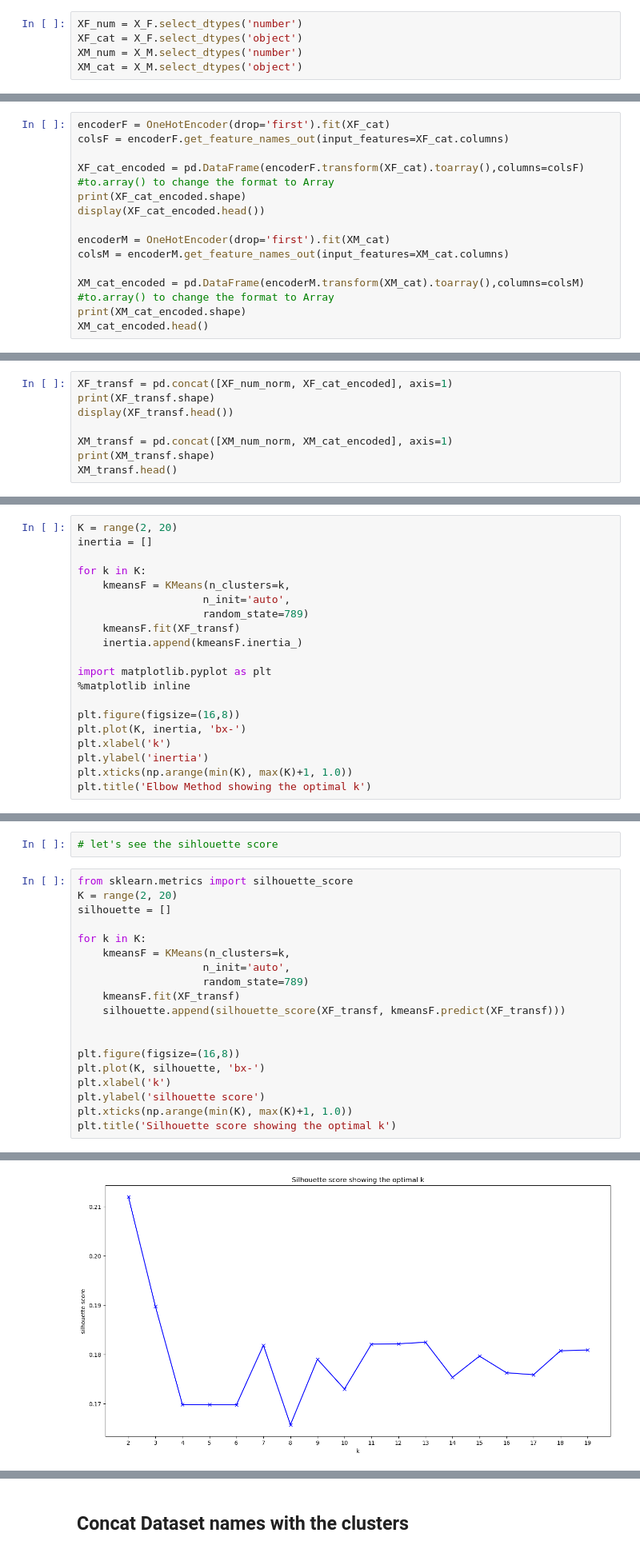
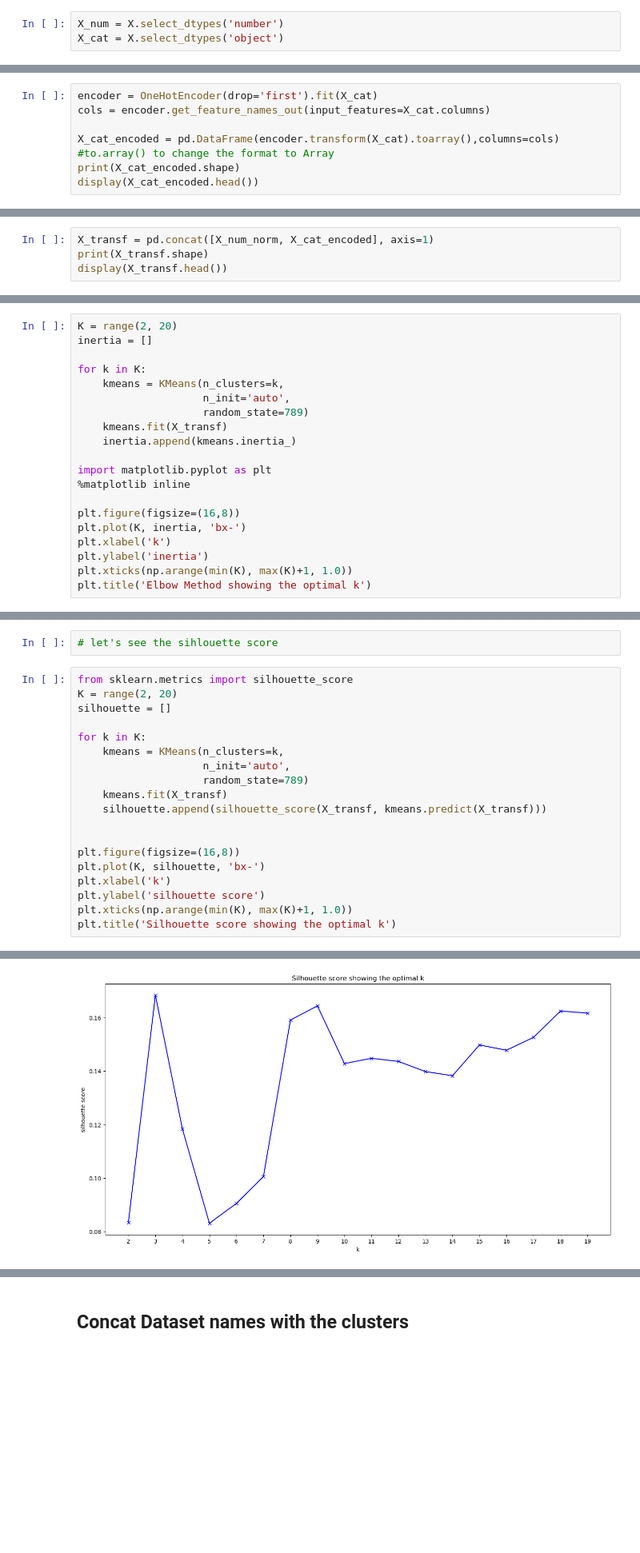
Before and after one commit to CyrielleMary/final_project, a Jupyter notebook: Baby_names_MODEL.ipynb, the cells around one changed output, grey strips where cells are left out. Shown: that part at 80% size. Drawn from its saved outputs; the diff is of its cells as text; blank space fills up the shorter version.

```diff
--- a/Baby_names_MODEL.ipynb
+++ b/Baby_names_MODEL.ipynb
@@ -68,6 +51,4 @@ X_M.shape
 # %%
-XF_num = X_F.select_dtypes('number')
-XF_cat = X_F.select_dtypes('object')
-XM_num = X_M.select_dtypes('number')
-XM_cat = X_M.select_dtypes('object')
+X_num = X.select_dtypes('number')
+X_cat = X.select_dtypes('object')
 # %%
@@ -122,15 +83,8 @@ XM_num_norm.head()
 # %%
-encoderF = OneHotEncoder(drop='first').fit(XF_cat)
-colsF = encoderF.get_feature_names_out(input_features=XF_cat.columns)
+encoder = OneHotEncoder(drop='first').fit(X_cat)
+cols = encoder.get_feature_names_out(input_features=X_cat.columns)
 
-XF_cat_encoded = pd.DataFrame(encoderF.transform(XF_cat).toarray(),columns=colsF) #to.array() to change the format to Array
-print(XF_cat_encoded.shape)
-display(XF_cat_encoded.head())
-
-encoderM = OneHotEncoder(drop='first').fit(XM_cat)
-colsM = encoderM.get_feature_names_out(input_features=XM_cat.columns)
-
-XM_cat_encoded = pd.DataFrame(encoderM.transform(XM_cat).toarray(),columns=colsM) #to.array() to change the format to Array
-print(XM_cat_encoded.shape)
-XM_cat_encoded.head()
+X_cat_encoded = pd.DataFrame(encoder.transform(X_cat).toarray(),columns=cols) #to.array() to change the format to Array
+print(X_cat_encoded.shape)
+display(X_cat_encoded.head())
 # %% [output]
@@ -151,9 +98,5 @@ XM_cat_encoded.head()
 # %%
-XF_transf = pd.concat([XF_num_norm, XF_cat_encoded], axis=1)
-print(XF_transf.shape)
-display(XF_transf.head())
-
-XM_transf = pd.concat([XM_num_norm, XM_cat_encoded], axis=1)
-print(XM_transf.shape)
-XM_transf.head()
+X_transf = pd.concat([X_num_norm, X_cat_encoded], axis=1)
+print(X_transf.shape)
+display(X_transf.head())
 # %% [output]
@@ -180,11 +115,11 @@ K = range(2, 20)
 inertia = []
 
 for k in K:
-    kmeansF = KMeans(n_clusters=k,
+    kmeans = KMeans(n_clusters=k,
                     n_init='auto',
                     random_state=789)
-    kmeansF.fit(XF_transf)
-    inertia.append(kmeansF.inertia_)
+    kmeans.fit(X_transf)
+    inertia.append(kmeans.inertia_)
 
 import matplotlib.pyplot as plt
 %matplotlib inline
@@ -203,23 +138,23 @@ Text(0.5, 1.0, 'Elbow Method showing the optimal k')
 # %%
 from sklearn.metrics import silhouette_score
 K = range(2, 20)
 silhouette = []
 
 for k in K:
-    kmeansF = KMeans(n_clusters=k,
+    kmeans = KMeans(n_clusters=k,
                     n_init='auto',
                     random_state=789)
-    kmeansF.fit(XF_transf)
-    silhouette.append(silhouette_score(XF_transf, kmeansF.predict(XF_transf)))
+    kmeans.fit(X_transf)
+    silhouette.append(silhouette_score(X_transf, kmeans.predict(X_transf)))
 
 
 plt.figure(figsize=(16,8))
 plt.plot(K, silhouette, 'bx-')
 plt.xlabel('k')
 plt.ylabel('silhouette score')
 plt.xticks(np.arange(min(K), max(K)+1, 1.0))
 plt.title('Silhouette score showing the optimal k')
 # %% [output]
 Text(0.5, 1.0, 'Silhouette score showing the optimal k')
-[figure, old version]
+[figure, new version]
 # %%
```
Also changed, not shown: parts of 38 cells of this notebook.
